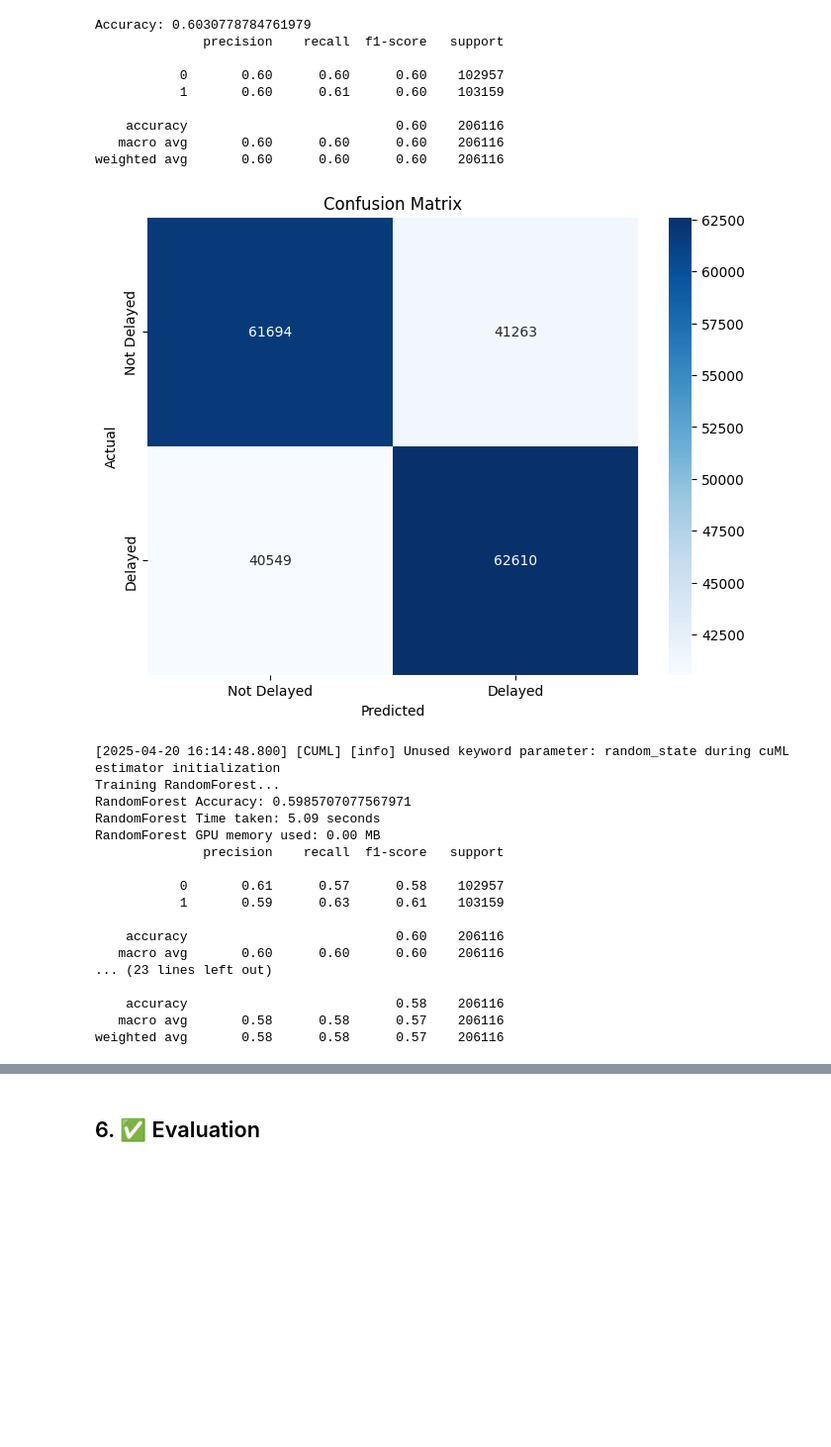
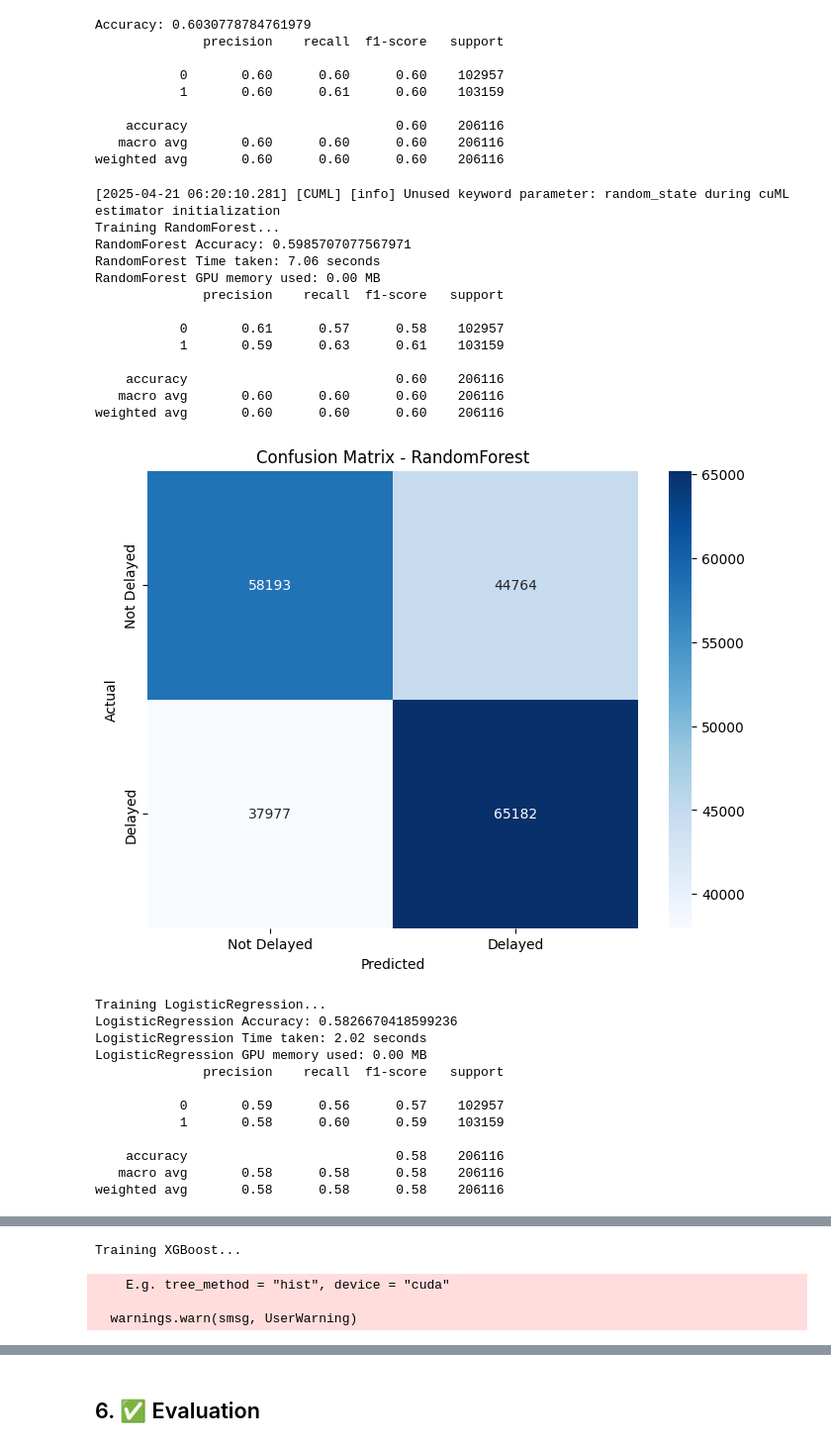
Before and after one commit to Yousif-A2/Ai-diploma, a Jupyter notebook: yousif.ipynb, the cells around one changed output, grey strips where cells are left out. Shown at 99% size. Saved outputs shown, nothing was run; the diff lists cells and outputs as text; code cells hidden in the pictures; blank space fills up the shorter version.

```diff
--- a/yousif.ipynb
+++ b/yousif.ipynb
@@ -605,18 +605,6 @@ Accuracy: 0.6030778784761979
     accuracy                           0.60    206116
    macro avg       0.60      0.60      0.60    206116
 weighted avg       0.60      0.60      0.60    206116
-# %%
-cm = confusion_matrix(y_test, y_pred)
-plt.figure(figsize=(8, 6))
-sns.heatmap(cm, annot=True, fmt='d', cmap='Blues',
-            xticklabels=['Not Delayed', 'Delayed'],
-            yticklabels=['Not Delayed', 'Delayed'])
-plt.title('Confusion Matrix')
-plt.xlabel('Predicted')
-plt.ylabel('Actual')
-plt.show()
-# %% [output]
-[figure, removed]
 # %%
 # Import necessary libraries
 from cuml.ensemble import RandomForestClassifier
@@ -627,7 +615,9 @@ from cuml.svm import SVC
 models = {
     "RandomForest": RandomForestClassifier(random_state=42),
     "LogisticRegression": LogisticRegression(random_state=42),
-    "SVC": SVC(random_state=42)
+    "SVC": SVC(random_state=42),
+    "XGBoost": xgb.XGBClassifier(objective='binary:logistic', random_state=42, tree_method='gpu_hist')
+
 }
 
 results = {}
@@ -645,37 +635,57 @@ for name, model in models.items():
 
     # Measure GPU memory after training
     after_memory = GPUs[0].memoryUsed
 
     y_pred = model.predict(X_test)
     accuracy = accuracy_score(y_test, y_pred)
     results[name] = accuracy
 
     # Calculate time taken
     end_time = time.time()
     time_taken = end_time - start_time
 
     # Calculate memory used
     memory_used = after_memory - before_memory
 
     print(f"{name} Accuracy: {accuracy}")
     print(f"{name} Time taken: {time_taken:.2f} seconds")
     print(f"{name} GPU memory used: {memory_used:.2f} MB")
     print(classification_report(y_test, y_pred))
+
+    # Confusion Matrix
+    cm = confusion_matrix(y_test, y_pred)
+    plt.figure(figsize=(8, 6))
+    sns.heatmap(cm, annot=True, fmt='d', cmap='Blues',
+                xticklabels=['Not Delayed', 'Delayed'],
+                yticklabels=['Not Delayed', 'Delayed'])
+    plt.title(f'Confusion Matrix - {name}')
+    plt.xlabel('Predicted')
+    plt.ylabel('Actual')
+    plt.show()
 # %% [output]
-[2025-04-20 16:14:48.800] [CUML] [info] Unused keyword parameter: random_state during cuML estimator initialization
+[2025-04-21 06:20:10.281] [CUML] [info] Unused keyword parameter: random_state during cuML estimator initialization
 Training RandomForest...
 RandomForest Accuracy: 0.5985707077567971
-RandomForest Time taken: 5.09 seconds
+RandomForest Time taken: 7.06 seconds
 RandomForest GPU memory used: 0.00 MB
               precision    recall  f1-score   support
 
            0       0.61      0.57      0.58    102957
            1       0.59      0.63      0.61    103159
 
     accuracy                           0.60    206116
    macro avg       0.60      0.60      0.60    206116
-... (23 lines left out)
-
-    accuracy                           0.58    206116
-   macro avg       0.58      0.58      0.57    206116
-weighted avg       0.58      0.58      0.57    206116
+weighted avg       0.60      0.60      0.60    206116
+[figure, added]
+Training LogisticRegression...
+LogisticRegression Accuracy: 0.5826670418599236
+LogisticRegression Time taken: 2.02 seconds
+LogisticRegression GPU memory used: 0.00 MB
+              precision    recall  f1-score   support
+
+           0       0.59      0.56      0.57    102957
+           1       0.58      0.60      0.59    103159
+
+    accuracy                           0.58    206116
+   macro avg       0.58      0.58      0.58    206116
+weighted avg       0.58      0.58      0.58    206116
@@ -681,0 +706,4 @@ weighted avg       0.58      0.58      0.57    206116
+Training XGBoost...
+    E.g. tree_method = "hist", device = "cuda"
+
+  warnings.warn(smsg, UserWarning)
```
Also changed, not shown: parts of 18 cells of this notebook.
